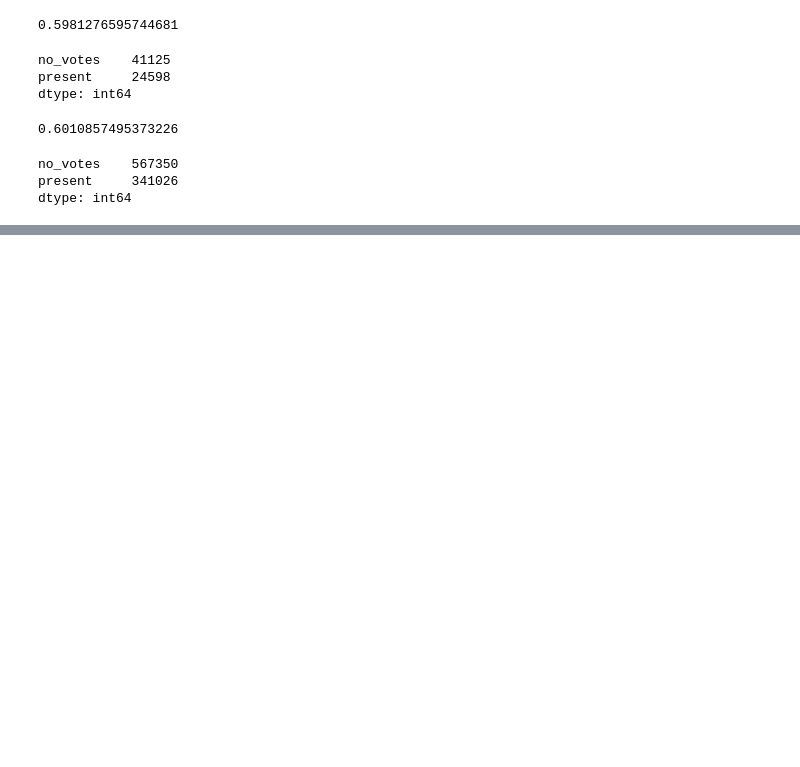
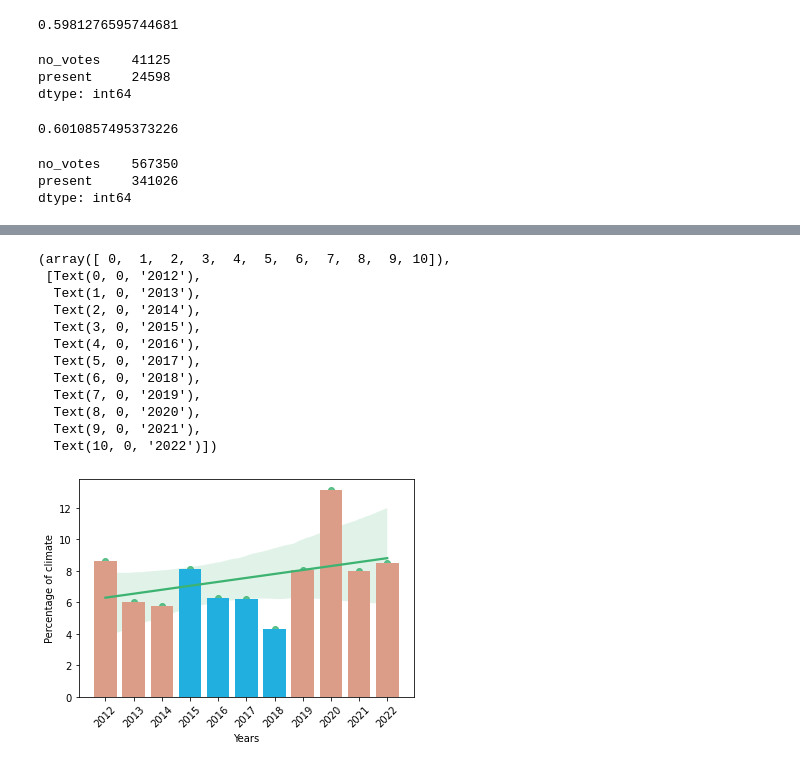
Before and after one commit to jonahank/Vote-Prediction-Model, a Jupyter notebook: data_analysis/ft_vote.ipynb, the cells around one changed output, grey strips where cells are left out. Cells and saved outputs as stored; diff of their text form; code cells hidden in the pictures; blank space fills up the shorter version.

```diff
--- a/data_analysis/ft_vote.ipynb
+++ b/data_analysis/ft_vote.ipynb
@@ -421,0 +461,9 @@ dtype: int64
+# %%
+yearly = df.groupby(df['date'].dt.to_period('Y')).agg({'climate': 'sum', 'non-climate':'sum'})
+yearly['percentage_climate'] = yearly.apply(lambda x: (x['climate']/(x['climate']+x['non-climate']))*100, axis=1)
+
+view2 = yearly.drop(columns=['climate', 'non-climate'])
+
+## Comment out to get from 2012 ->
+view2["date2"] = view2.index.astype(str)
+view2.head(1)
@@ -421,0 +509,22 @@ dtype: int64
+# %%
+view2["Years"] = view2["date2"]
+view2["Percentage of climate"] = view2["percentage_climate"]
+g = sns.barplot(data=view2, x="Years", y="Percentage of climate", palette=['darksalmon', 'darksalmon', 'darksalmon', 'deepskyblue', 'deepskyblue', 'deepskyblue', 'deepskyblue', 'darksalmon', 'darksalmon', 'darksalmon'])
+view2["Years"] = range(len(view2))
+g = sns.regplot(x="Years", y="Percentage of climate", data=view2, color="mediumseagreen")
+
+plt.xticks(rotation=45)
+# %% [output]
+(array([ 0,  1,  2,  3,  4,  5,  6,  7,  8,  9, 10]),
+ [Text(0, 0, '2012'),
+  Text(1, 0, '2013'),
+  Text(2, 0, '2014'),
+  Text(3, 0, '2015'),
+  Text(4, 0, '2016'),
+  Text(5, 0, '2017'),
+  Text(6, 0, '2018'),
+  Text(7, 0, '2019'),
+  Text(8, 0, '2020'),
+  Text(9, 0, '2021'),
+  Text(10, 0, '2022')])
+[figure, added]
```
Also changed, not shown: parts of 23 cells of this notebook.
